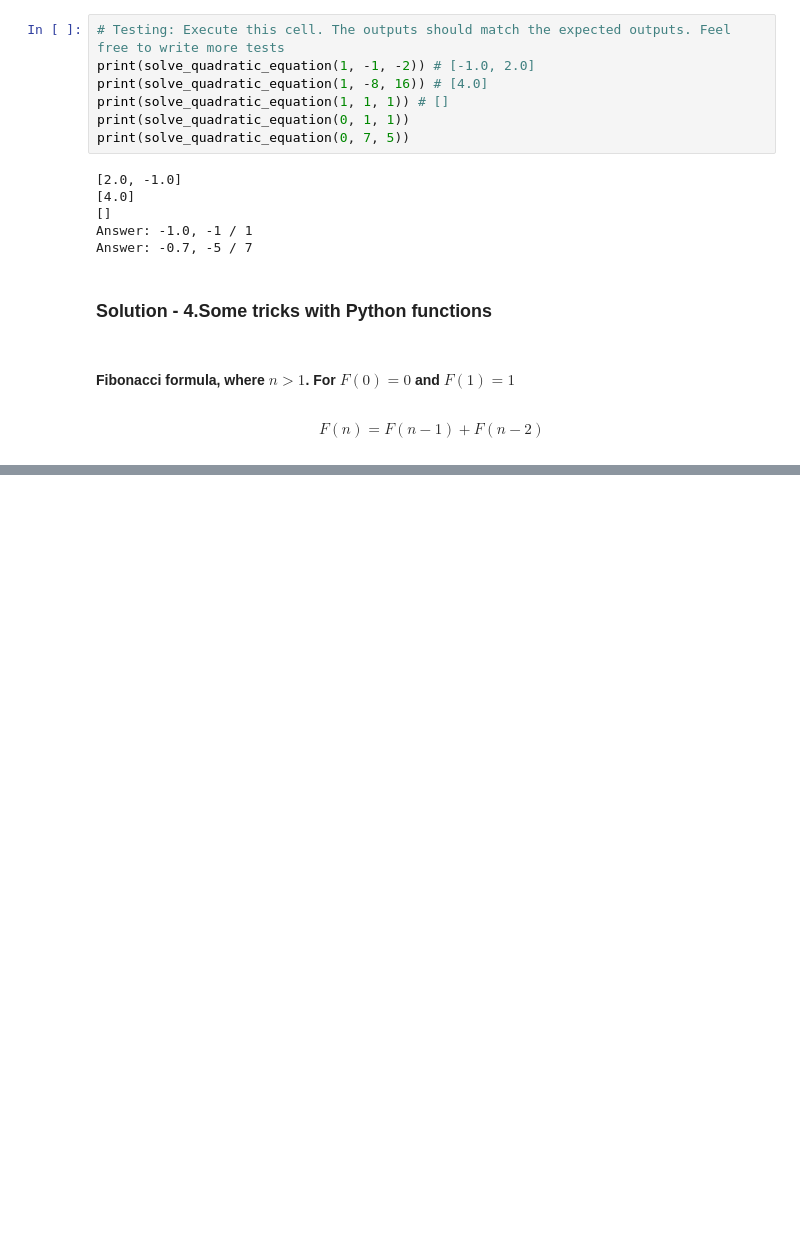
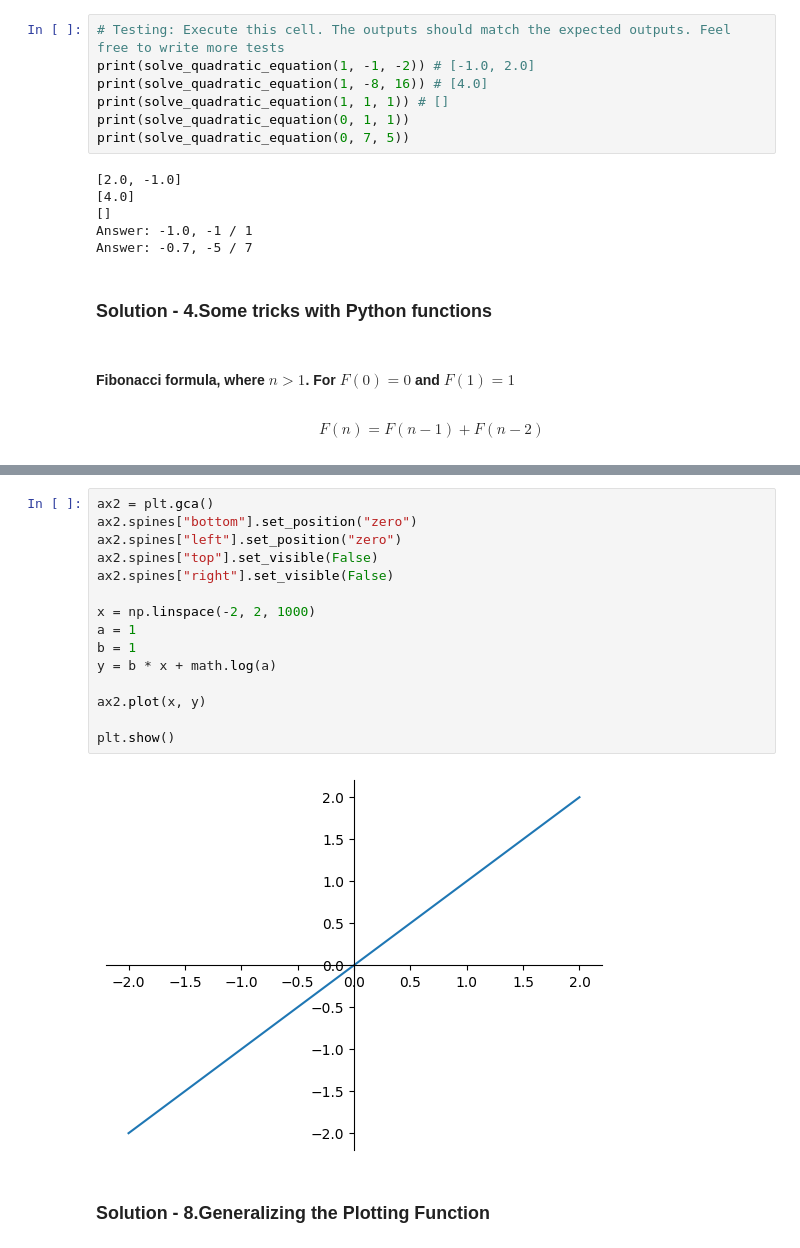
Before and after one commit to ThorinOakenshield-ivaylo/Math-Concepts-March-2025, a Jupyter notebook: High-School-Maths-Exercise/Solutions-High-School-Maths-Exercise.ipynb, the cells around one changed output, grey strips where cells are left out. Saved outputs shown, nothing was run; the diff lists cells and outputs as text; blank space fills up the shorter version.

```diff
--- a/High-School-Maths-Exercise/Solutions-High-School-Maths-Exercise.ipynb
+++ b/High-School-Maths-Exercise/Solutions-High-School-Maths-Exercise.ipynb
@@ -226,0 +390,19 @@ Sum of all odd numbers is: 2
+# %%
+ax2 = plt.gca()
+ax2.spines["bottom"].set_position("zero")
+ax2.spines["left"].set_position("zero")
+ax2.spines["top"].set_visible(False)
+ax2.spines["right"].set_visible(False)
+
+x = np.linspace(-2, 2, 1000)
+a = 1
+b = 1
+y = b * x + math.log(a)
+
+ax2.plot(x, y)
+
+plt.show()
+# %% [output]
+[figure, added]
+# %% [markdown]
+### Solution - 8.Generalizing the Plotting Function
```
Also changed, not shown: parts of 28 cells of this notebook, 1 other file.
